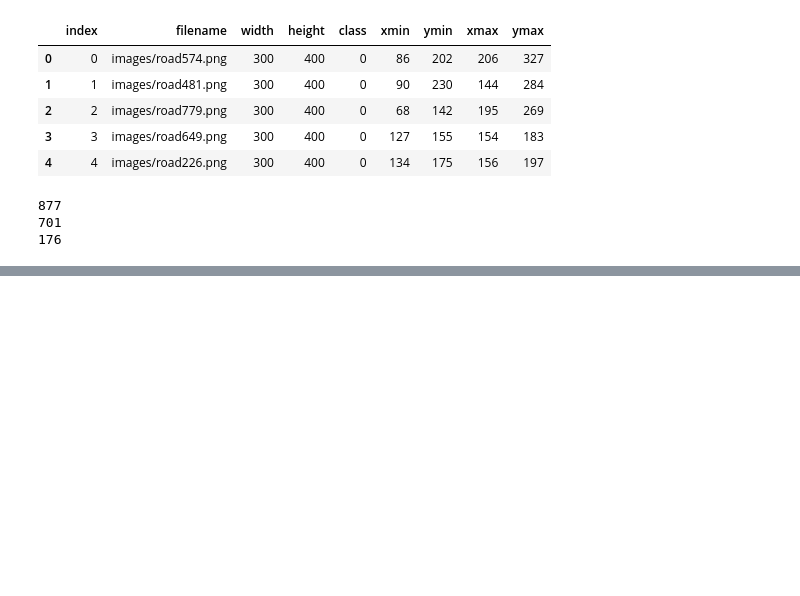
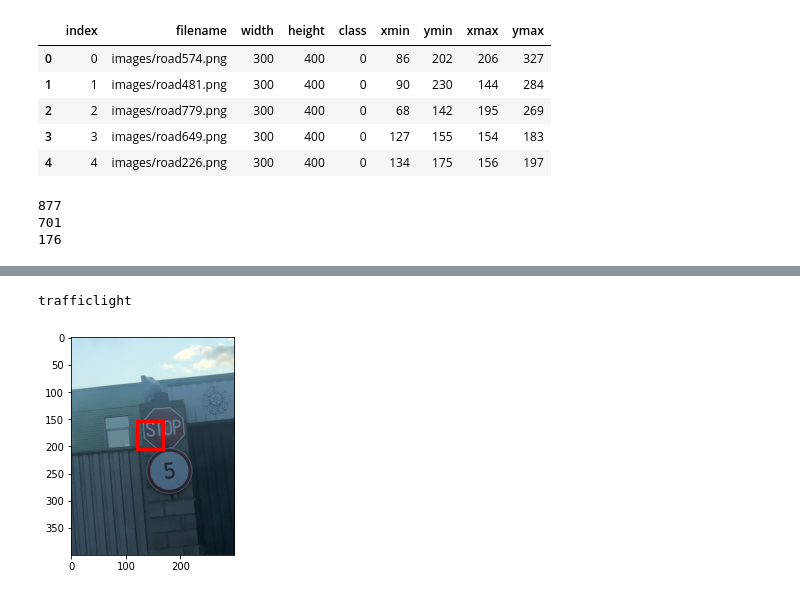
Before and after one commit to tsakailab/alpp, a Jupyter notebook: sandbox/object_detection_sample.ipynb, the cells around one changed output, grey strips where cells are left out. Saved outputs shown, nothing was run; the diff lists cells and outputs as text; code cells hidden in the pictures; blank space fills up the shorter version.

```diff
--- a/sandbox/object_detection_sample.ipynb
+++ b/sandbox/object_detection_sample.ipynb
@@ -345,5 +331,0 @@ X_val
-# %%
-# resizing test image
-im = read_image('./road_signs/images_resized/road789.png')
-im = cv2.resize(im, (int(1.49*300), 300))
-cv2.imwrite('./road_signs/road_signs_test/road789.jpg', cv2.cvtColor(im, cv2.COLOR_RGB2BGR))
@@ -368,0 +332,38 @@ show_corner_bb(im, bb_hat[0])
+# %%
+class_dict = {0:'speedlimit', 1:'stop', 2:'crosswalk', 3:'trafficlight'}
+sample_val_data = next(iter(valid_dl))
+linewidth = 3
+target_num = 6
+
+with torch.no_grad():
+    result = model(sample_val_data[0].cuda().float())
+
+
+def create_corner_rect(bb, color='red'):
+    bb = np.array(bb, dtype=np.float32)
+    return plt.Rectangle((bb[0], bb[1]), bb[2]-bb[0], bb[3]-bb[1], color=color,
+                         fill=False, lw=3)
+
+def show_corner_bb(im, bb):
+    plt.imshow(im)
+    plt.gca().add_patch(create_corner_rect(bb))
+
+img = ((sample_val_data[0][target_num] * torch.tensor(hparam["std_color"][:3]).unsqueeze(-1).unsqueeze(-1)) + torch.tensor(hparam['mean_color'][:3]).unsqueeze(-1).unsqueeze(-1)).permute(1,2,0).numpy()
+# bbox = sample_val_data[2][target_num].int()
+bbox = result[1][target_num].int()
+print(class_dict[torch.max(result[1], 1)[1][target_num].item()])
+
+show_corner_bb(img, bbox.detach().cpu())
+
+# crop = img[bbox[1]:bbox[3], bbox[0]:bbox[2], :].clone()
+# img[bbox[1]+linewidth:bbox[3]-linewidth, bbox[0]+linewidth:bbox[2]-linewidth, :] = torch.tensor((255, 0, 0))
+# img[bbox[1]:bbox[3], bbox[0]:bbox[2], :] = crop
+
+# fig = plt.figure(figsize=(16, 8))
+# plt.subplot(1,2,1)
+# plt.imshow(crop)
+# plt.subplot(1,2,2)
+# plt.imshow(img)
+# %% [output]
+trafficlight
+[figure, added]
```
Also changed, not shown: parts of 10 cells of this notebook.
